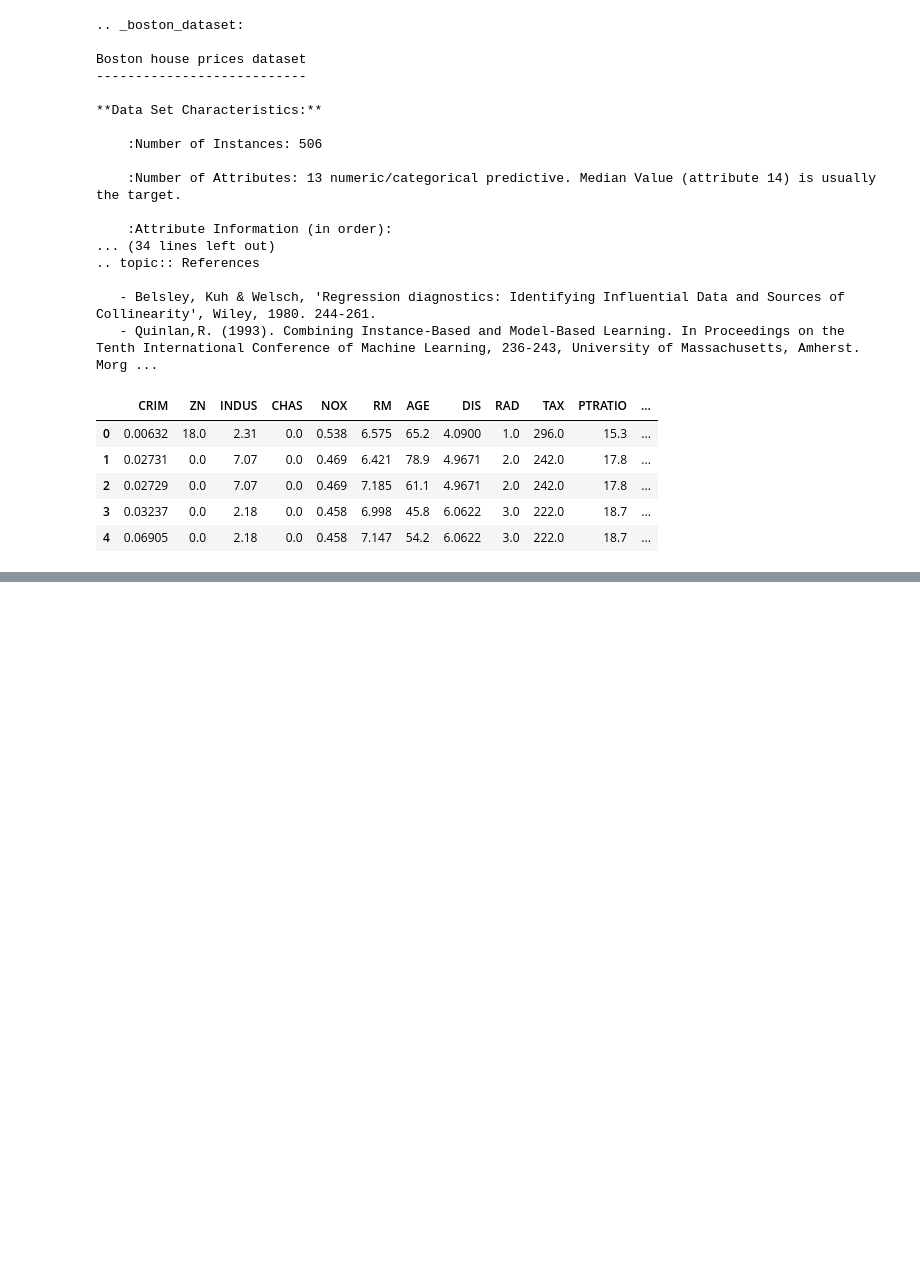
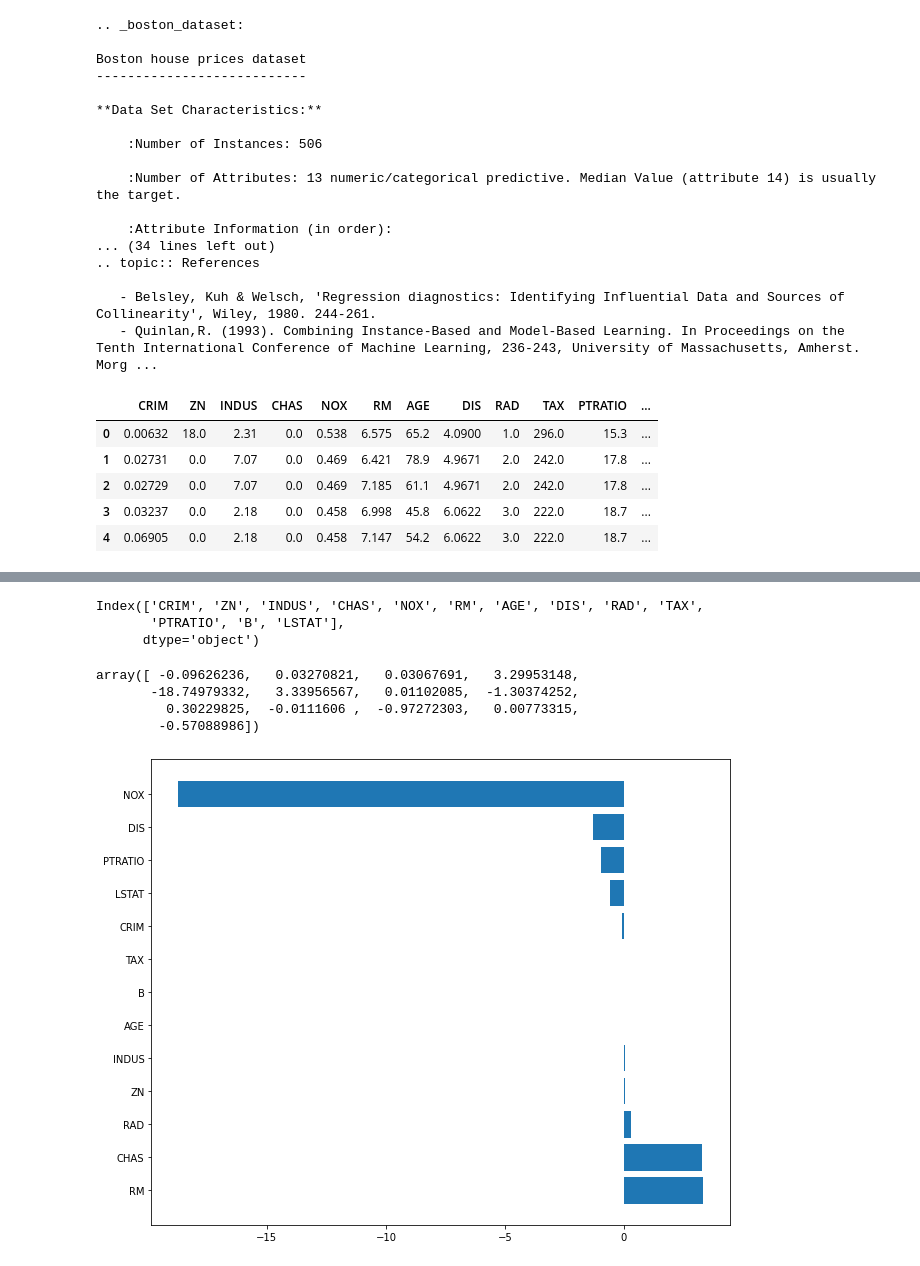
Before and after one commit to Lukaid/my_notebook, a Jupyter notebook: FastCampus/regression_01.ipynb, the cells around one changed output, grey strips where cells are left out. Saved outputs shown, nothing was run; the diff lists cells and outputs as text; code cells hidden in the pictures; blank space fills up the shorter version.

```diff
--- a/FastCampus/regression_01.ipynb
+++ b/FastCampus/regression_01.ipynb
@@ -50,0 +302,30 @@ df.head()
+# %%
+x_train.columns
+# %% [output]
+Index(['CRIM', 'ZN', 'INDUS', 'CHAS', 'NOX', 'RM', 'AGE', 'DIS', 'RAD', 'TAX',
+       'PTRATIO', 'B', 'LSTAT'],
+      dtype='object')
+# %%
+ridge.coef_
+# %% [output]
+array([ -0.09626236,   0.03270821,   0.03067691,   3.29953148,
+       -18.74979332,   3.33956567,   0.01102085,  -1.30374252,
+         0.30229825,  -0.0111606 ,  -0.97272303,   0.00773315,
+        -0.57088986])
+# %%
+def plot_coef(columns, coef):
+    coef_df = pd.DataFrame(list(zip(columns, coef)))
+    coef_df.columns=['feature', 'coef']
+    coef_df = coef_df.sort_values('coef', ascending=False).reset_index(drop=True)
+
+    fig, ax = plt.subplots(figsize=(9, 7))
+    ax.barh(np.arange(len(coef_df)), coef_df['coef'])
+    idx = np.arange(len(coef_df))
+    ax.set_yticks(idx)
+    ax.set_yticklabels(coef_df['feature'])
+    fig.tight_layout()
+    plt.show()
+# %%
+plot_coef(x_train.columns, ridge.coef_)
+# %% [output]
+[figure, added]
```
Also changed, not shown: parts of 52 cells of this notebook, 1 other file.
